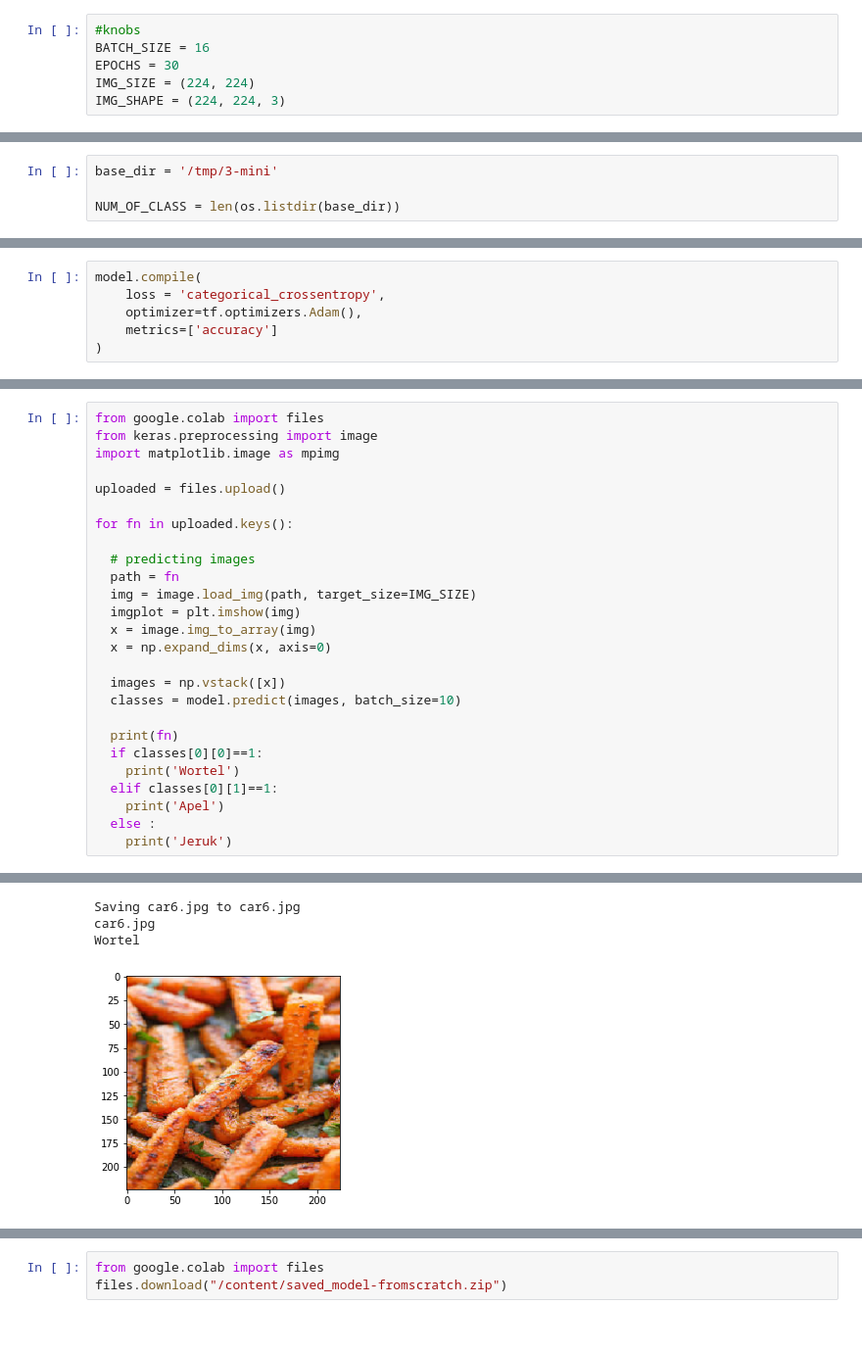
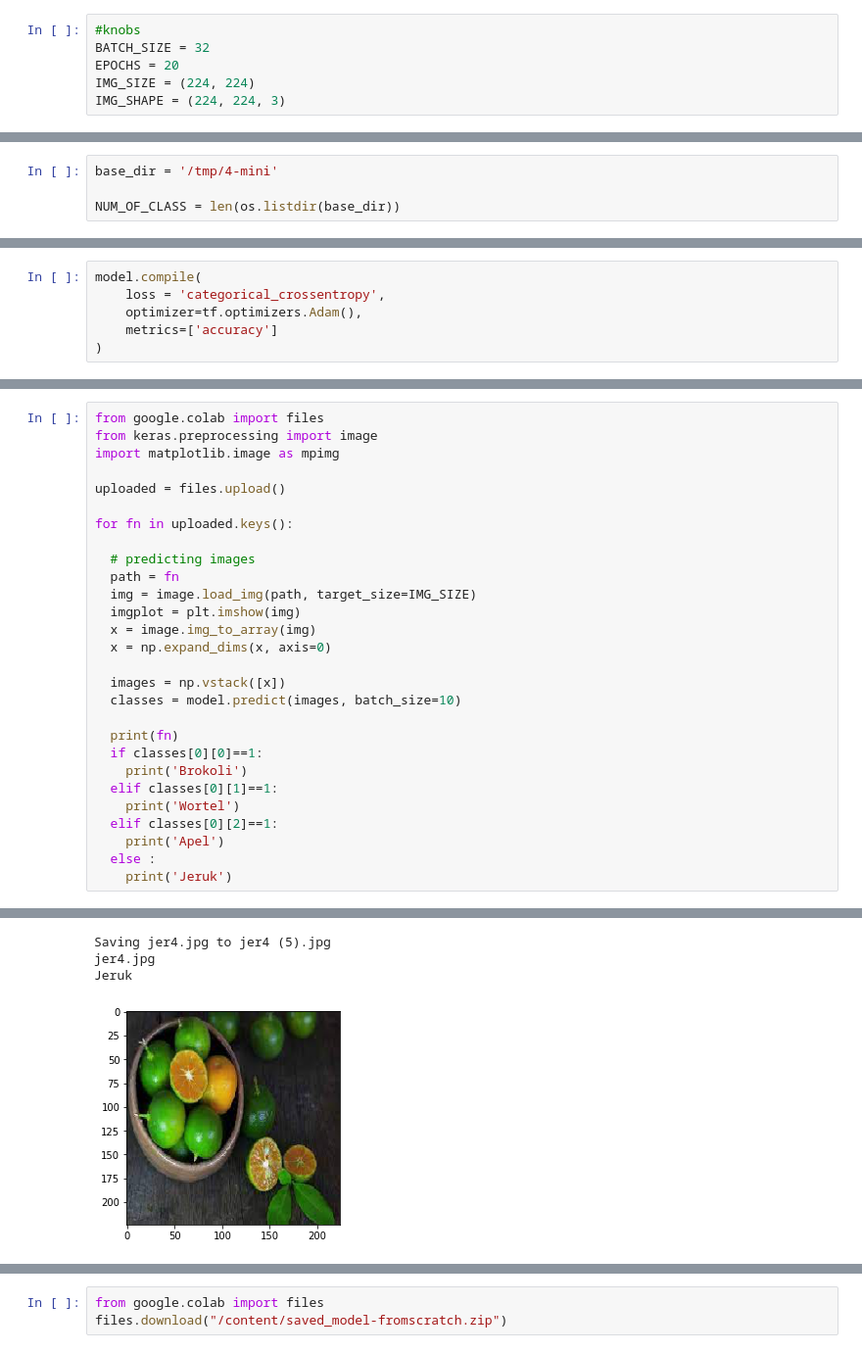
Before and after one commit to gabrielleaudrey/KIA, a Jupyter notebook: Machine_Learning/Code/gizi_Image_Classification v1.ipynb, the cells around one changed output, grey strips where cells are left out. Shown: that part at 98% size. Cells and saved outputs as stored; diff of their text form.

```diff
--- a/Machine_Learning/Code/gizi_Image_Classification v1.ipynb
+++ b/Machine_Learning/Code/gizi_Image_Classification v1.ipynb
@@ -15,8 +15,8 @@ drive.mount('/content/drive')
 Drive already mounted at /content/drive; to attempt to forcibly remount, call drive.mount("/content/drive", force_remount=True).
 # %%
 #knobs
-BATCH_SIZE = 16
-EPOCHS = 30
+BATCH_SIZE = 32
+EPOCHS = 20
 IMG_SIZE = (224, 224)
 IMG_SHAPE = (224, 224, 3)
 # %%
@@ -27,7 +27,7 @@ zip_ref = zipfile.ZipFile(local_zip, 'r')
 zip_ref.extractall('/tmp')
 zip_ref.close()
 # %%
-base_dir = '/tmp/3-mini'
+base_dir = '/tmp/4-mini'
 
 NUM_OF_CLASS = len(os.listdir(base_dir))
 # %%
@@ -139,35 +139,37 @@ plt.show()
 # %%
 from google.colab import files
 from keras.preprocessing import image
 import matplotlib.image as mpimg
 
 uploaded = files.upload()
 
 for fn in uploaded.keys():
 
   # predicting images
   path = fn
   img = image.load_img(path, target_size=IMG_SIZE)
   imgplot = plt.imshow(img)
   x = image.img_to_array(img)
   x = np.expand_dims(x, axis=0)
 
   images = np.vstack([x])
   classes = model.predict(images, batch_size=10)
 
   print(fn)
   if classes[0][0]==1:
+    print('Brokoli')
+  elif classes[0][1]==1:
     print('Wortel')
-  elif classes[0][1]==1:
+  elif classes[0][2]==1:
     print('Apel')
   else :
     print('Jeruk')
 # %% [output]
 [interactive output not drawn]
-Saving car6.jpg to car6.jpg
-car6.jpg
-Wortel
+Saving jer4.jpg to jer4 (5).jpg
+jer4.jpg
+Jeruk
-[figure, old version]
+[figure, new version]
 # %%
 export_dir = 'saved_model-fromscratch'
 
```
Also changed, not shown: parts of 6 cells of this notebook.
